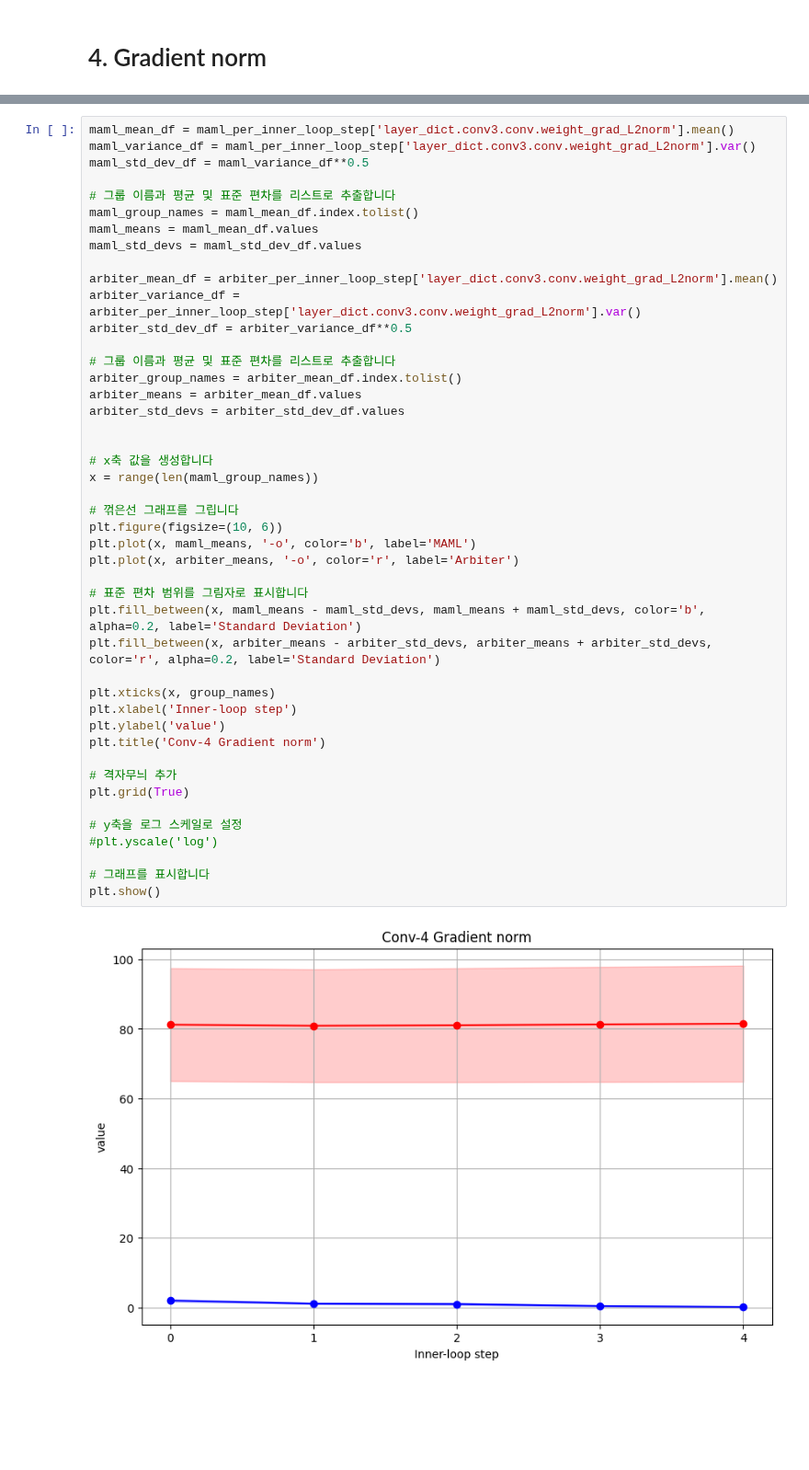
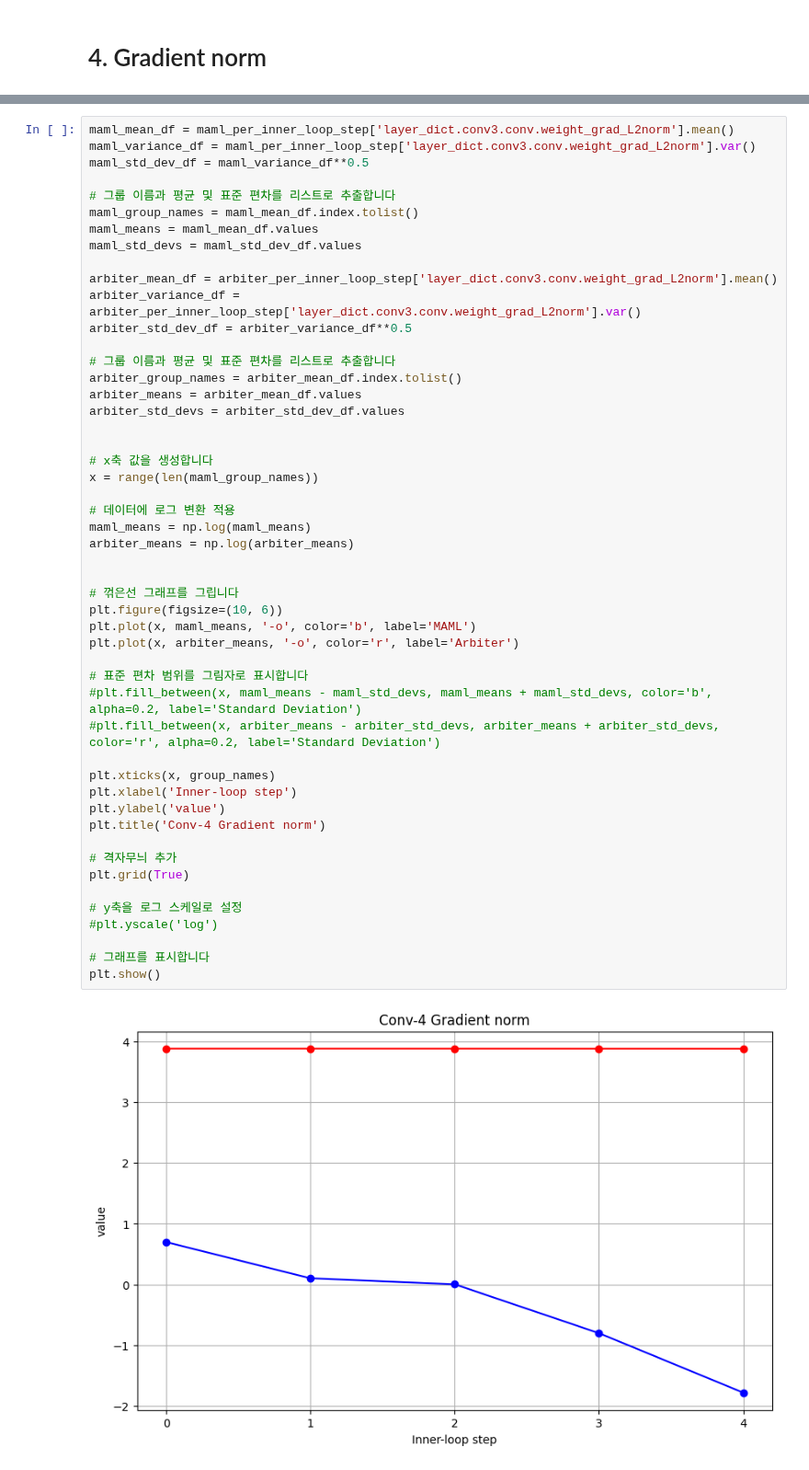
Before and after one commit to SKKUJMLim/MAML, a Jupyter notebook: Test_jupyternotebook/Analytics_integration_Step.ipynb, the cells around one changed output, grey strips where cells are left out. Shown at 92% size. Saved outputs shown, nothing was run; the diff lists cells and outputs as text; blank space fills up the shorter version.

```diff
--- a/Test_jupyternotebook/Analytics_integration_Step.ipynb
+++ b/Test_jupyternotebook/Analytics_integration_Step.ipynb
@@ -593,36 +866,41 @@ arbiter_std_dev_df = arbiter_variance_df**0.5
 # 그룹 이름과 평균 및 표준 편차를 리스트로 추출합니다
 arbiter_group_names = arbiter_mean_df.index.tolist()
 arbiter_means = arbiter_mean_df.values
 arbiter_std_devs = arbiter_std_dev_df.values
 
 
 # x축 값을 생성합니다
 x = range(len(maml_group_names))
 
+# 데이터에 로그 변환 적용
+maml_means = np.log(maml_means)
+arbiter_means = np.log(arbiter_means)
+
+
 # 꺾은선 그래프를 그립니다
 plt.figure(figsize=(10, 6))
 plt.plot(x, maml_means, '-o', color='b', label='MAML')
 plt.plot(x, arbiter_means, '-o', color='r', label='Arbiter')
 
 # 표준 편차 범위를 그림자로 표시합니다
-plt.fill_between(x, maml_means - maml_std_devs, maml_means + maml_std_devs, color='b', alpha=0.2, label='Standard Deviation')
-plt.fill_between(x, arbiter_means - arbiter_std_devs, arbiter_means + arbiter_std_devs, color='r', alpha=0.2, label='Standard Deviation')
+#plt.fill_between(x, maml_means - maml_std_devs, maml_means + maml_std_devs, color='b', alpha=0.2, label='Standard Deviation')
+#plt.fill_between(x, arbiter_means - arbiter_std_devs, arbiter_means + arbiter_std_devs, color='r', alpha=0.2, label='Standard Deviation')
 
 plt.xticks(x, group_names)
 plt.xlabel('Inner-loop step')
 plt.ylabel('value')
 plt.title('Conv-4 Gradient norm')
 
 # 격자무늬 추가
 plt.grid(True)
 
 # y축을 로그 스케일로 설정
 #plt.yscale('log')
 
 # 그래프를 표시합니다
 plt.show()
 # %% [output]
-[figure, old version]
+[figure, new version]
 # %%
 maml_mean_df = maml_per_inner_loop_step['layer_dict.linear.weights_grad_L2norm'].mean()
 maml_variance_df = maml_per_inner_loop_step['layer_dict.linear.weights_grad_L2norm'].var()
```
Also changed, not shown: parts of 23 cells of this notebook.
